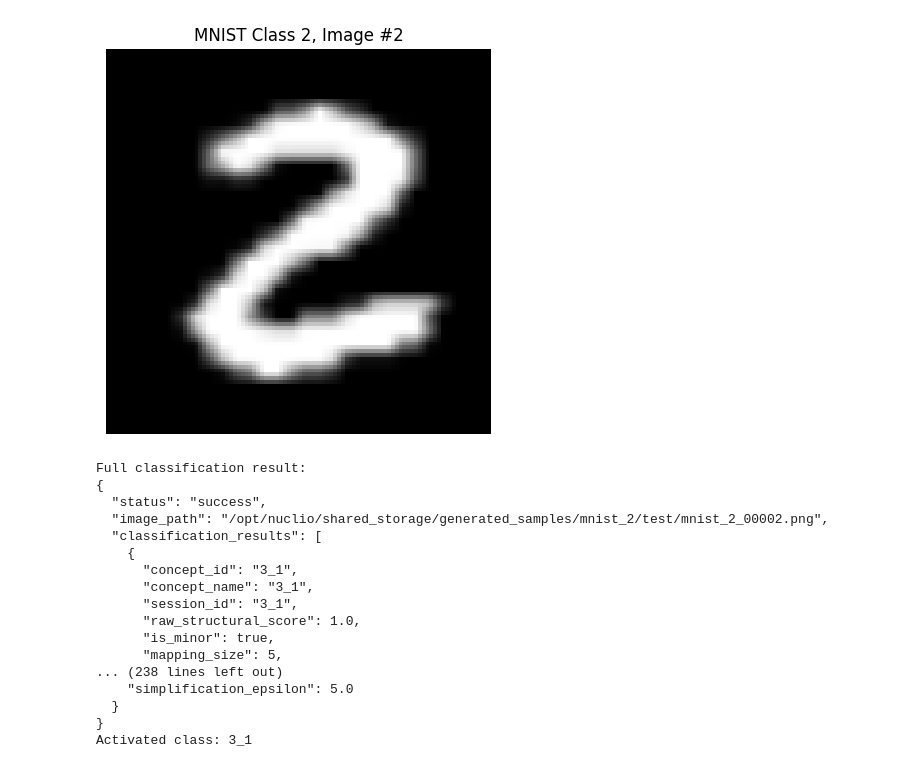
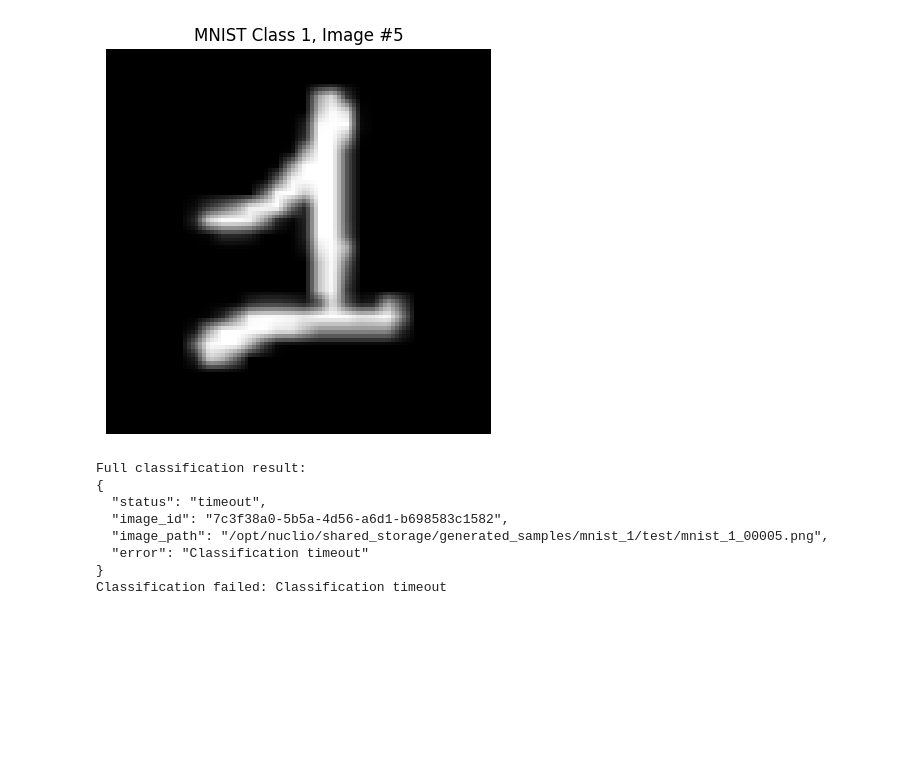
Before and after one commit to NaturalAGI-Lab/NaturalAGI, a Jupyter notebook: src/training/training.ipynb, the cells around one changed output. Drawn from its saved outputs; the diff is of its cells as text; code cells hidden in the pictures; blank space fills up the shorter version.

```diff
--- a/src/training/training.ipynb
+++ b/src/training/training.ipynb
@@ -466,7 +466,7 @@ def classify_image(
         # Timeout case
         result = {
             "status": "timeout",
-            "image_id": os.path.basename(image_path),
+            "image_id": parameters["image_id"],
             "image_path": image_path,
             "error": "Classification timeout",
         }
@@ -771,8 +767,8 @@ import os
 delete_test_neo4j_nodes()
 
 # Simple classification
-class_number = 2
-img_num = 2
+class_number = 1
+img_num = 5
 image_id = f"mnist_{class_number}_{img_num:05d}"
 local_path = f"../../tests/generated_samples/mnist_{class_number}/test"
 path = f"/opt/nuclio/shared_storage/generated_samples/mnist_{class_number}/test"
@@ -788,52 +784,43 @@ if os.path.exists(img_path):
     plt.axis('off')
     plt.show()
 else:
     print(f"Image not found at: {img_path}")
 
 
 image_id_for_test = str(uuid.uuid4())
 params = {
     # "feature_weight": 0.5,
     # "structural_weight": 0.5,
     # "ged_timeout": 0.5,
     "concept_of_interest": f"{class_number}",
     "session_id": "test",
     "image_id": image_id_for_test,
     # "skeletonization_threshold": 110,
     "delete_image_nodes": False,
     # "simplification_epsilon": 5,
 }
-result = classify_image(os.path.join(path, f"{image_id}.png"), params=params)
+result = classify_image(os.path.join(path, f"{image_id}.png"), params=params, timeout=0)
 print("\nFull classification result:")
 print(json.dumps(result, indent=2))
 
 if result["status"] == "success" and len(result["classification_results"]) > 0:
     activated_class = result["classification_results"][0]["concept_id"]
     print(f"Activated class: {activated_class}")
 else:
     print(f"Classification failed: {result.get('error', 'Unknown error')}")
 
 with open("../latest_results.json", "w") as f:
     json.dump(result, f)
 # %% [output]
-[figure, old version]
+[figure, new version]
 Full classification result:
 {
-  "status": "success",
-  "image_path": "/opt/nuclio/shared_storage/generated_samples/mnist_2/test/mnist_2_00002.png",
-  "classification_results": [
-    {
-      "concept_id": "3_1",
-      "concept_name": "3_1",
-      "session_id": "3_1",
-      "raw_structural_score": 1.0,
-      "is_minor": true,
-      "mapping_size": 5,
-... (238 lines left out)
-    "simplification_epsilon": 5.0
-  }
+  "status": "timeout",
+  "image_id": "7c3f38a0-5b5a-4d56-a6d1-b698583c1582",
+  "image_path": "/opt/nuclio/shared_storage/generated_samples/mnist_1/test/mnist_1_00005.png",
+  "error": "Classification timeout"
 }
-Activated class: 3_1
+Classification failed: Classification timeout
 # %%
 def remove_concept(concept_id: str) -> None:
     """Remove a concept from the database."""
```
Also changed, not shown: parts of 2 cells of this notebook, 45 other files.
